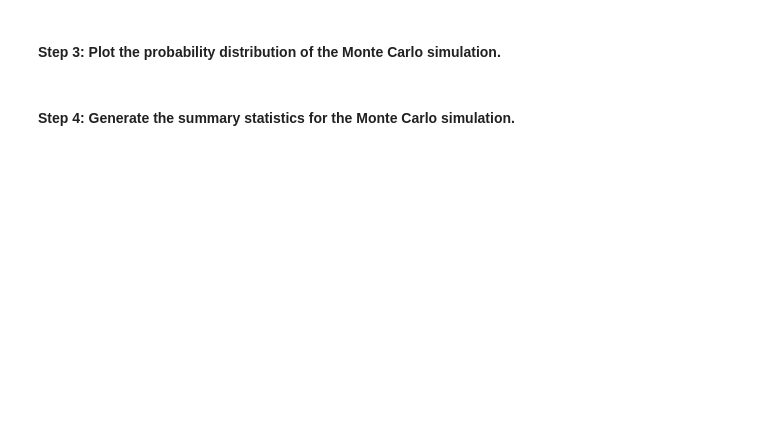
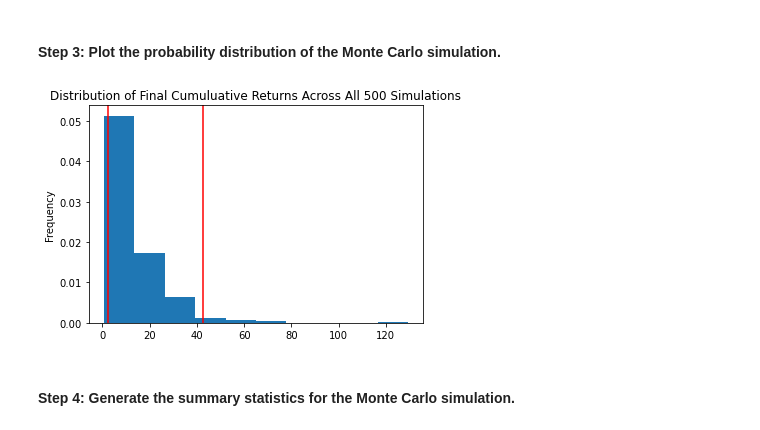
Before and after one commit to Anu86/MCForecastTools, a Jupyter notebook: financial_planning_tools.ipynb, the cells around one changed output. Saved outputs shown, nothing was run; the diff lists cells and outputs as text; code cells hidden in the pictures; blank space fills up the shorter version.

```diff
--- a/financial_planning_tools.ipynb
+++ b/financial_planning_tools.ipynb
@@ -566,7 +570,10 @@ MC_sim_line_plot = MC_30_year.plot_simulation()
 # %%
 # Visualize the probability distribution of the 30-year Monte Carlo simulation
 # by plotting a histogram
-MC_sim_line_plot.get_figure().savefig("MC_30_year_sim_plot.png", bbox_inches="tight")
+MC_sim_dist_plot = MC_30_year.plot_distribution()
+MC_sim_dist_plot.get_figure().savefig('MC_30_year_dist_plot.png',bbox_inches='tight')
+# %% [output]
+[figure, added]
 # %% [markdown]
 #### Step 4: Generate the summary statistics for the Monte Carlo simulation.
 # %%
```
Also changed, not shown: parts of 26 cells of this notebook.
